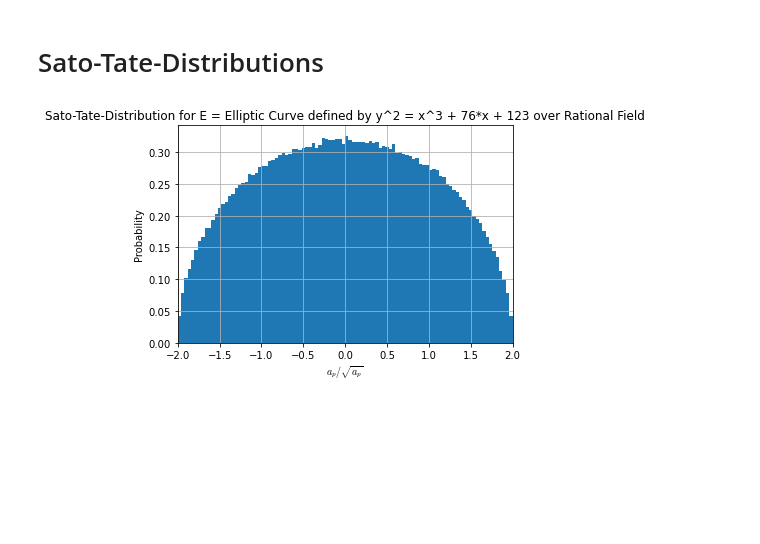
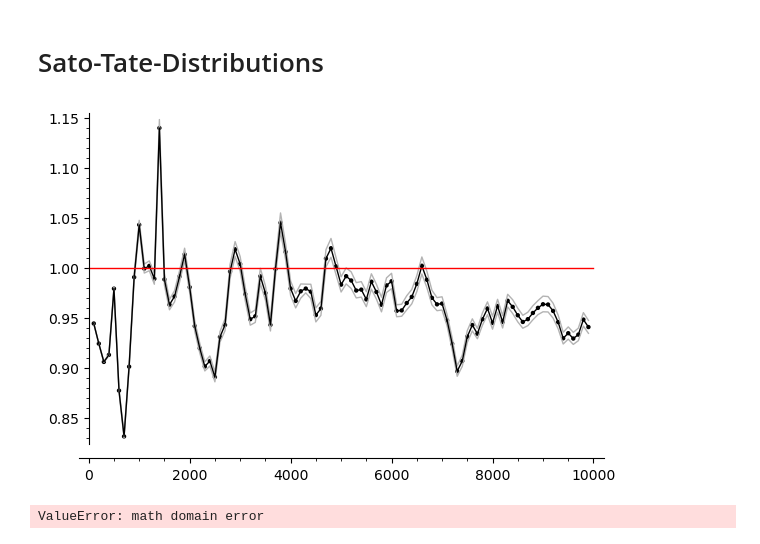
Before and after one commit to JosuaKugler/sato-tate-distributions, a Jupyter notebook: sage_st_distribution.ipynb, the cells around one changed output. Saved outputs shown, nothing was run; the diff lists cells and outputs as text; code cells hidden in the pictures; blank space fills up the shorter version.

```diff
--- a/sage_st_distribution.ipynb
+++ b/sage_st_distribution.ipynb
@@ -33,5 +2,0 @@ def sato_tate_histogram(E, N, buckets):
-# %%
-E = EllipticCurve([76,123])
-sato_tate_histogram(E, 1e7, 100)
-# %% [output]
-[figure, removed]
@@ -37,0 +167,38 @@ sato_tate_histogram(E, 1e7, 100)
+# %%
+E1 = EllipticCurve([0, 0, 1, -1, 0]) # rank 1
+E2 = EllipticCurve([0, 1, 1, -2, 0]) # rank 2
+E3 = EllipticCurve([0, 0, 1, -7, 6]) # rank 3
+E4 = EllipticCurve([1, -1, 0, -79, 289]) # rank 4
+E5 = EllipticCurve([0, 0, 1, -79, 342]) # rank 5
+
+S1 = SatoTate(E1)
+S2 = SatoTate(E2)
+S3 = SatoTate(E3)
+S4 = SatoTate(E4)
+S5 = SatoTate(E5)
+
+objects = [S1, S2, S3, S4, S5]
+
+
+#S.anlist(100)
+#S.normalized_aplist(100)
+#S.sorted_aplist(100)
+#S.YCab(100)
+#S.xyplot(1000)
+#S.qqplot(100) #does not work because of parametric plot
+#S.Delta(1000,-1,1)
+#S.theta(1000)
+#S.theta_interval(1000)
+#S.compute_theta(1000)
+#S.compute_theta_interval(1000)
+#S.plot_theta_interval(1000)
+#S1.histogram(int(10e4), 50)
+# %%
+S1.plot_theta_interval(10000,plot_points=100)
+#S1.plot_Delta(10000)
+# %% [output]
+[figure, added]
+# %%
+S2.plot_theta_interval(10000,plot_points=100)
+# %% [output]
+ValueError: math domain error
```
Also changed, not shown: parts of 6 cells of this notebook, 1 other file.
